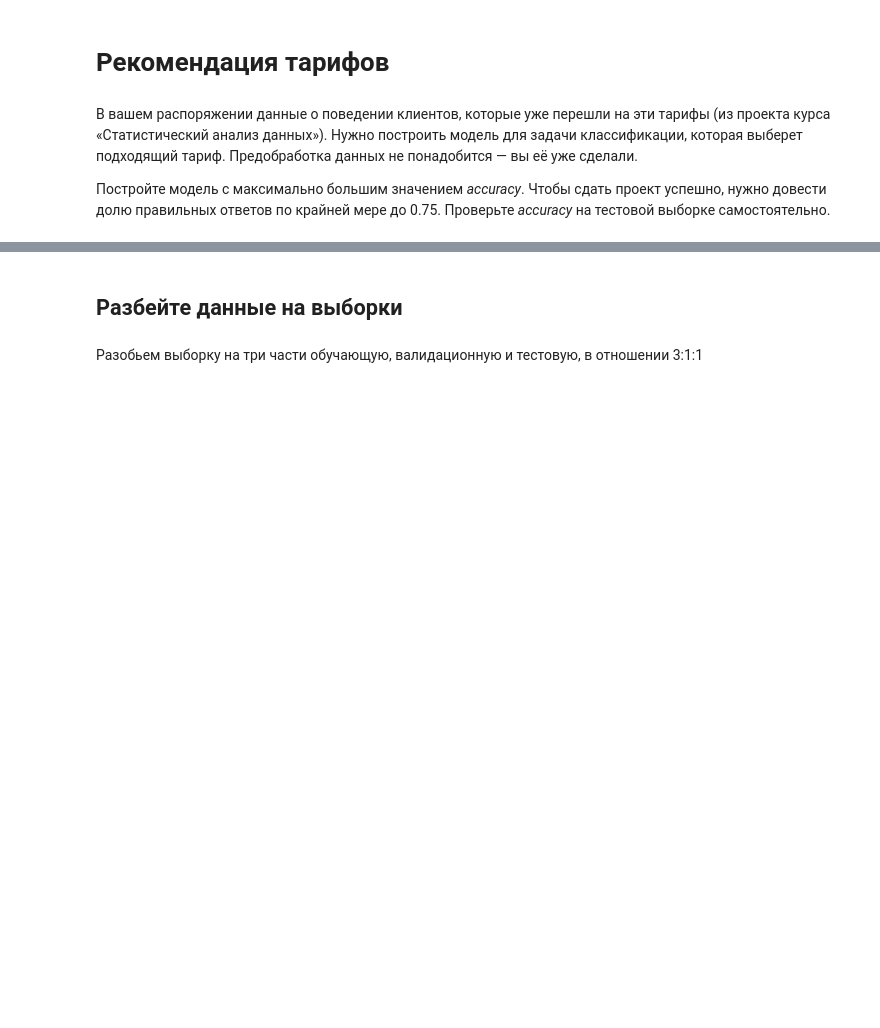
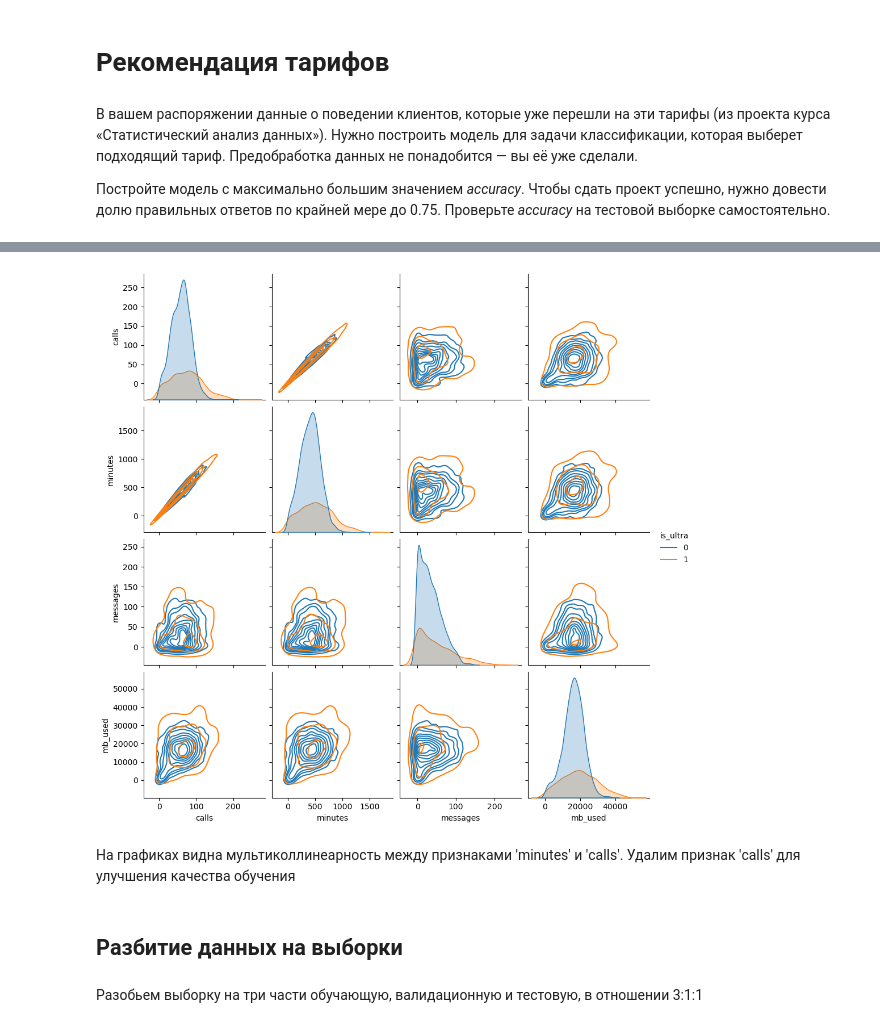
Before and after one commit to MolokoGen/ya_practicum, a Jupyter notebook: Project_6_introduction_ in_ML.ipynb, the cells around one changed output, grey strips where cells are left out. Cells and saved outputs as stored; diff of their text form; code cells hidden in the pictures; blank space fills up the shorter version.

```diff
--- a/Project_6_introduction_ in_ML.ipynb
+++ b/Project_6_introduction_ in_ML.ipynb
@@ -46,0 +61,6 @@ df = pd.read_csv('/datasets/geo_data_0.csv')
+# %%
+tmp = sns.pairplot(df, hue='is_ultra', kind='kde')
+# %% [output]
+[figure, added]
+# %% [markdown]
+На графиках видна мультиколлинеарность между признаками 'minutes' и 'calls'. Удалим признак 'calls' для улучшения качества обучения
@@ -47,5 +69,5 @@ df = pd.read_csv('/datasets/geo_data_0.csv')
 # %% [markdown]
-## Разбейте данные на выборки
+## Разбитие данных на выборки
 # %% [markdown]
 Разобьем выборку на три части обучающую, валидационную и тестовую, в отношении 3:1:1
 # %%
```
Also changed, not shown: parts of 41 cells of this notebook.
